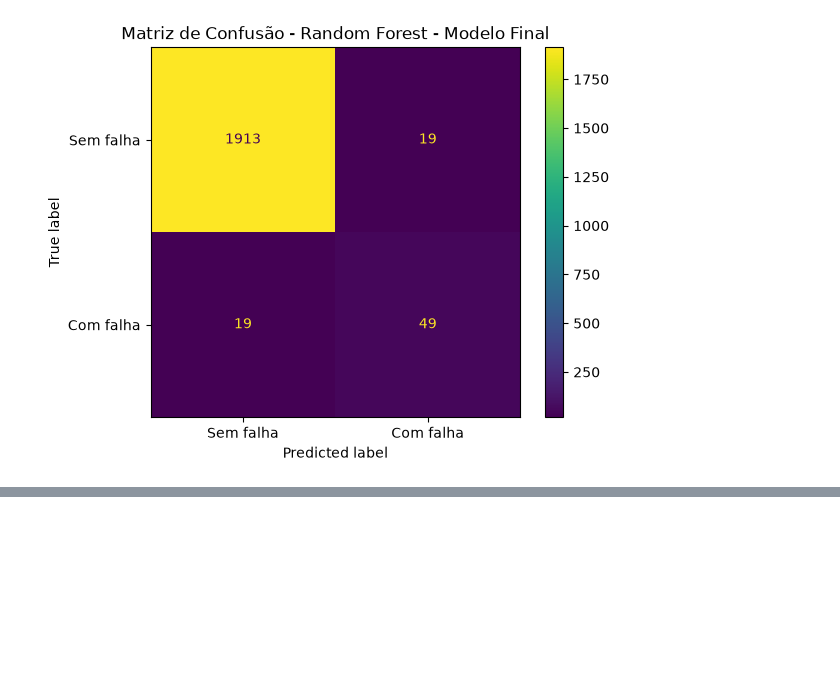
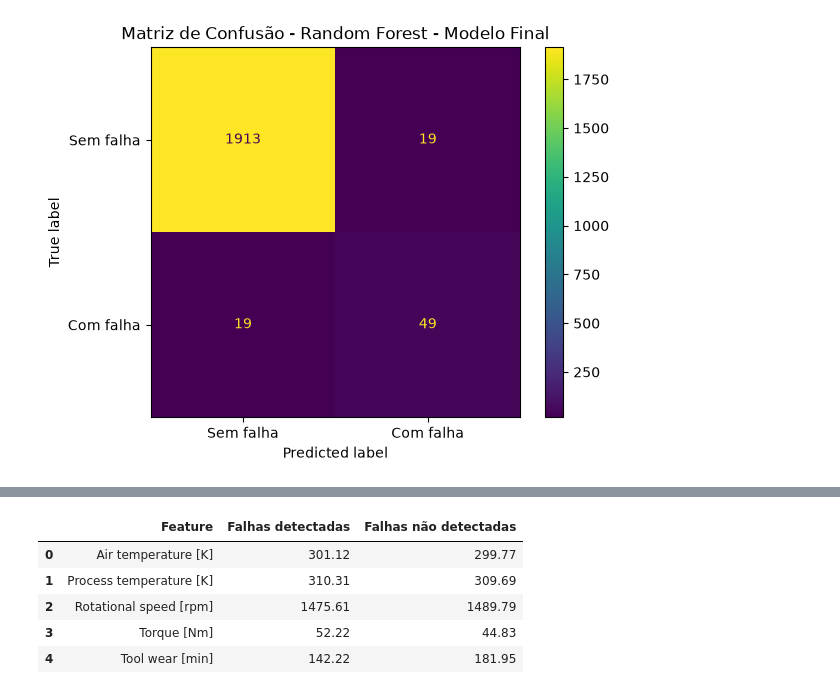
Before and after one commit to joaovitorsoska/Sistema-industrial-deteccao-anomalias, a Jupyter notebook: notebooks/EDA.ipynb, the cells around one changed output, grey strips where cells are left out. Drawn from its saved outputs; the diff is of its cells as text; code cells hidden in the pictures; blank space fills up the shorter version.

```diff
--- a/notebooks/EDA.ipynb
+++ b/notebooks/EDA.ipynb
@@ -960,0 +1072,15 @@ plt.show()
+# %%
+comparison_failures = pd.DataFrame({
+    'Feature': X_test.columns,
+    'Falhas detectadas': true_positives[X_test.columns].mean().values,
+    'Falhas não detectadas': false_negatives[X_test.columns].mean().values
+})
+
+comparison_failures.round(2)
+# %% [output]
+|  | Feature | Falhas detectadas | Falhas não detectadas |
+| 0 | Air temperature [K] | 301.12 | 299.77 |
+| 1 | Process temperature [K] | 310.31 | 309.69 |
+| 2 | Rotational speed [rpm] | 1475.61 | 1489.79 |
+| 3 | Torque [Nm] | 52.22 | 44.83 |
+| 4 | Tool wear [min] | 142.22 | 181.95 |
```
Also changed, not shown: parts of 12 cells of this notebook.
